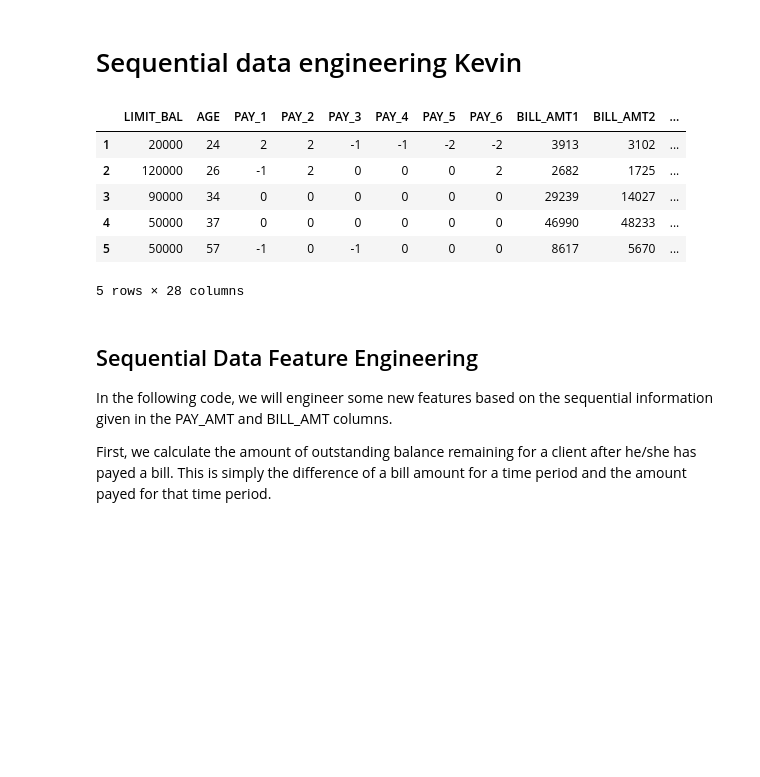
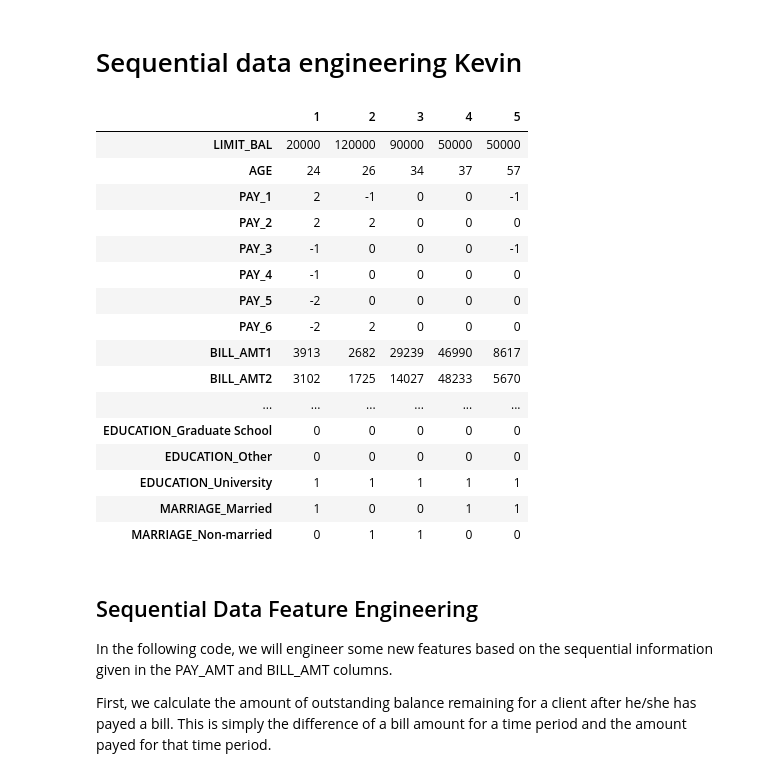
Before and after one commit to BA545-SP2019/2019-competition2-3-musketeers, a Jupyter notebook: Kevin/Ratios2-Copy1.ipynb, the cells around one changed output. Saved outputs shown, nothing was run; the diff lists cells and outputs as text; code cells hidden in the pictures; blank space fills up the shorter version.

```diff
--- a/Kevin/Ratios2-Copy1.ipynb
+++ b/Kevin/Ratios2-Copy1.ipynb
@@ -13,17 +13,27 @@ sns.set()
 # %%
 df, y = read_data('../default_of_credit_card_clients.xls')
 df = proc_cat_df(df)
 
 
-df.head()
+df.head().T
 # %% [output]
-|  | LIMIT_BAL | AGE | PAY_1 | PAY_2 | PAY_3 | PAY_4 | PAY_5 | PAY_6 | BILL_AMT1 | BILL_AMT2 | ... |
-| 1 | 20000 | 24 | 2 | 2 | -1 | -1 | -2 | -2 | 3913 | 3102 | ... |
-| 2 | 120000 | 26 | -1 | 2 | 0 | 0 | 0 | 2 | 2682 | 1725 | ... |
-| 3 | 90000 | 34 | 0 | 0 | 0 | 0 | 0 | 0 | 29239 | 14027 | ... |
-| 4 | 50000 | 37 | 0 | 0 | 0 | 0 | 0 | 0 | 46990 | 48233 | ... |
-| 5 | 50000 | 57 | -1 | 0 | -1 | 0 | 0 | 0 | 8617 | 5670 | ... |
+|  | 1 | 2 | 3 | 4 | 5 |
+| LIMIT_BAL | 20000 | 120000 | 90000 | 50000 | 50000 |
+| AGE | 24 | 26 | 34 | 37 | 57 |
+| PAY_1 | 2 | -1 | 0 | 0 | -1 |
+| PAY_2 | 2 | 2 | 0 | 0 | 0 |
+| PAY_3 | -1 | 0 | 0 | 0 | -1 |
+| PAY_4 | -1 | 0 | 0 | 0 | 0 |
+| PAY_5 | -2 | 0 | 0 | 0 | 0 |
+| PAY_6 | -2 | 2 | 0 | 0 | 0 |
+| BILL_AMT1 | 3913 | 2682 | 29239 | 46990 | 8617 |
+| BILL_AMT2 | 3102 | 1725 | 14027 | 48233 | 5670 |
+| ... | ... | ... | ... | ... | ... |
+| EDUCATION_Graduate School | 0 | 0 | 0 | 0 | 0 |
+| EDUCATION_Other | 0 | 0 | 0 | 0 | 0 |
+| EDUCATION_University | 1 | 1 | 1 | 1 | 1 |
+| MARRIAGE_Married | 1 | 0 | 0 | 1 | 1 |
+| MARRIAGE_Non-married | 0 | 1 | 1 | 0 | 0 |
-5 rows × 28 columns
 # %% [markdown]
 ## Sequential Data Feature Engineering
 
```
Also changed, not shown: parts of 11 cells of this notebook, 4 other files.
